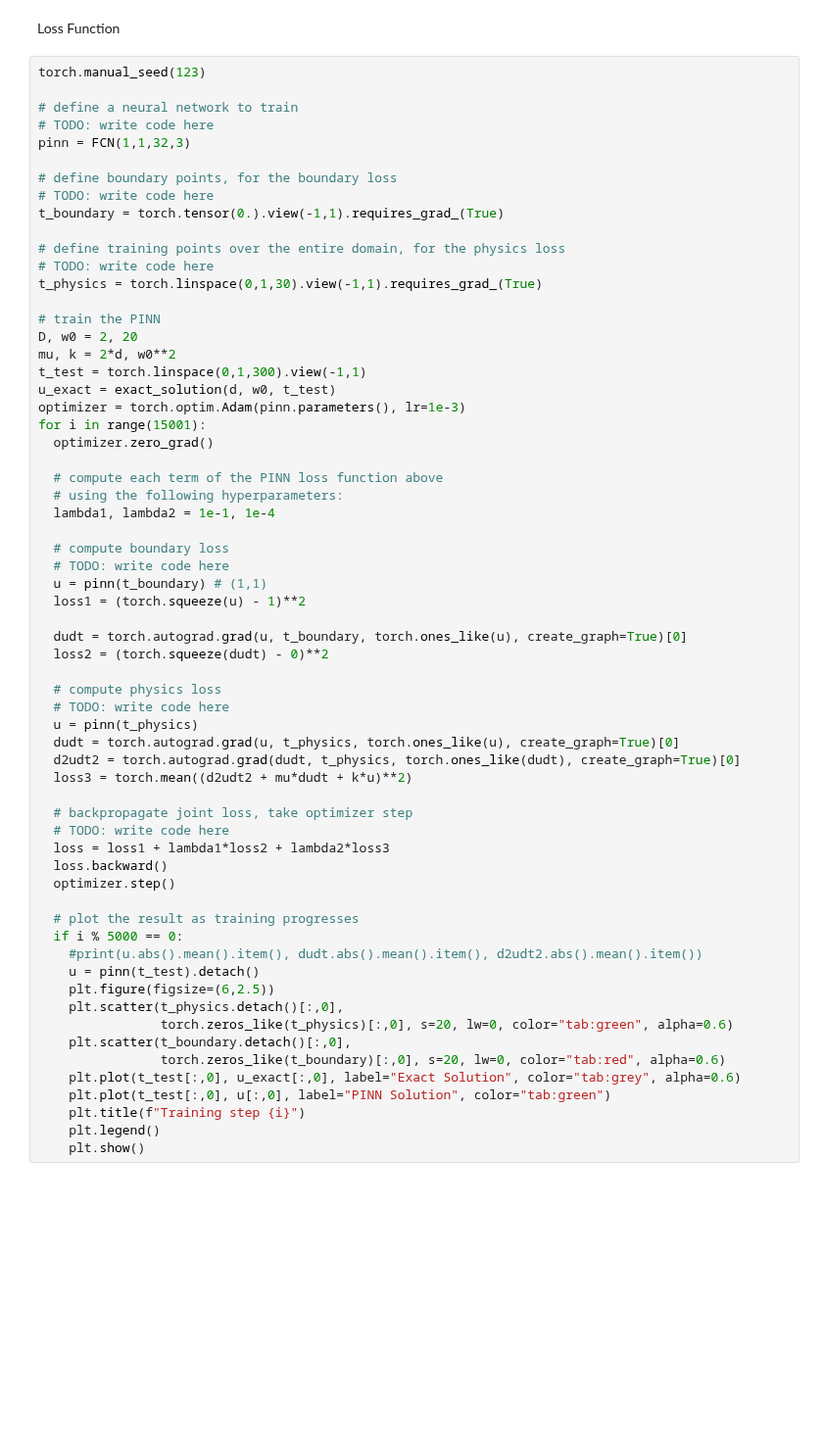
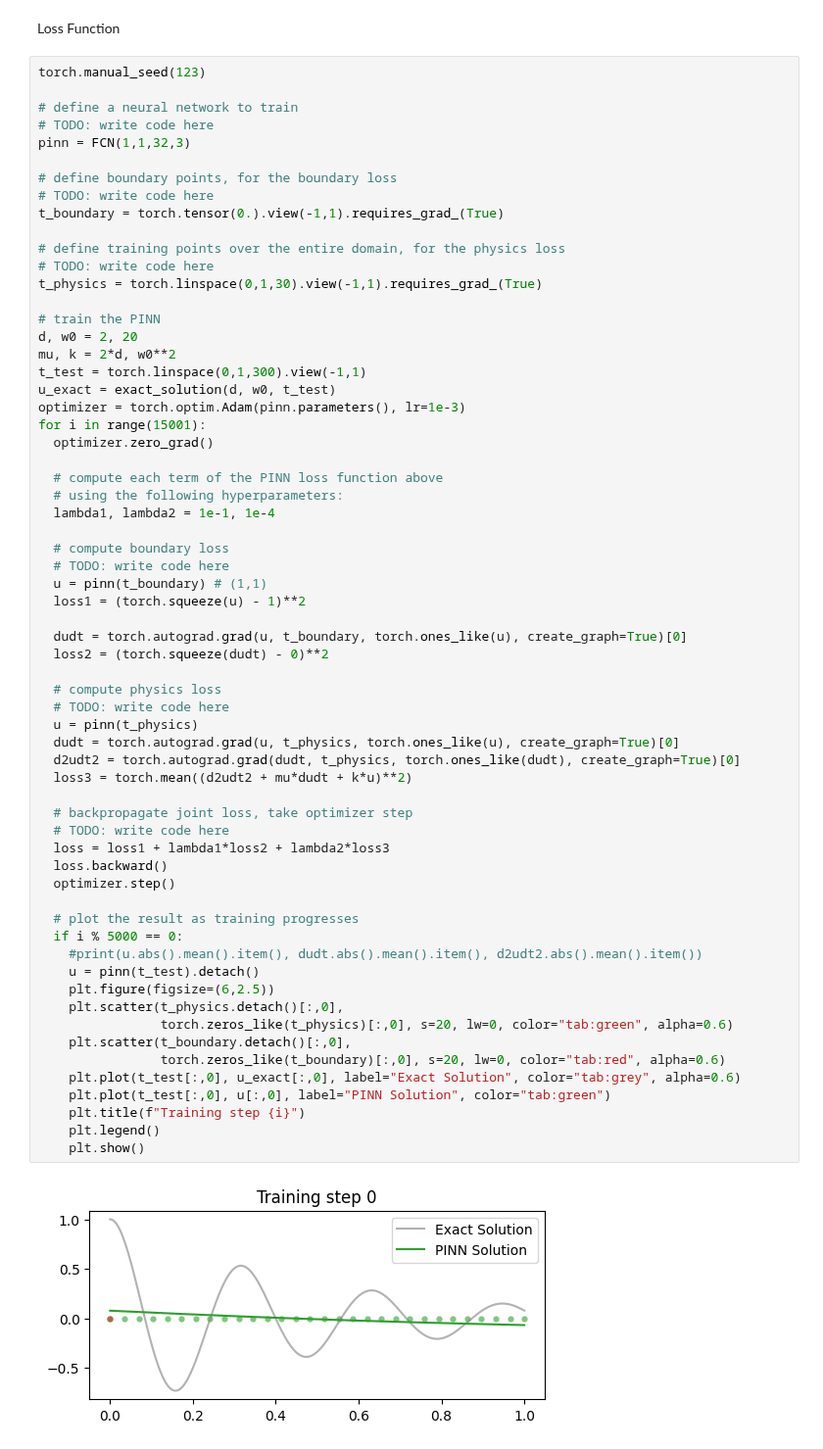
Before and after one commit to TAKE-JP-17/Pytorch, a Jupyter notebook: oscillator.ipynb, the cells around one changed output. Shown at 98% size. Drawn from its saved outputs; the diff is of its cells as text; blank space fills up the shorter version.

```diff
--- a/oscillator.ipynb
+++ b/oscillator.ipynb
@@ -55,7 +55,7 @@ t_boundary = torch.tensor(0.).view(-1,1).requires_grad_(True)
 t_physics = torch.linspace(0,1,30).view(-1,1).requires_grad_(True)
 
 # train the PINN
-D, w0 = 2, 20
+d, w0 = 2, 20
 mu, k = 2*d, w0**2
 t_test = torch.linspace(0,1,300).view(-1,1)
 u_exact = exact_solution(d, w0, t_test)
@@ -75,30 +75,32 @@ for i in range(15001):
   dudt = torch.autograd.grad(u, t_boundary, torch.ones_like(u), create_graph=True)[0]
   loss2 = (torch.squeeze(dudt) - 0)**2
 
   # compute physics loss
   # TODO: write code here
   u = pinn(t_physics)
   dudt = torch.autograd.grad(u, t_physics, torch.ones_like(u), create_graph=True)[0]
   d2udt2 = torch.autograd.grad(dudt, t_physics, torch.ones_like(dudt), create_graph=True)[0]
   loss3 = torch.mean((d2udt2 + mu*dudt + k*u)**2)
 
   # backpropagate joint loss, take optimizer step
   # TODO: write code here
   loss = loss1 + lambda1*loss2 + lambda2*loss3
   loss.backward()
   optimizer.step()
 
   # plot the result as training progresses
   if i % 5000 == 0:
     #print(u.abs().mean().item(), dudt.abs().mean().item(), d2udt2.abs().mean().item())
     u = pinn(t_test).detach()
     plt.figure(figsize=(6,2.5))
     plt.scatter(t_physics.detach()[:,0],
                 torch.zeros_like(t_physics)[:,0], s=20, lw=0, color="tab:green", alpha=0.6)
     plt.scatter(t_boundary.detach()[:,0],
                 torch.zeros_like(t_boundary)[:,0], s=20, lw=0, color="tab:red", alpha=0.6)
     plt.plot(t_test[:,0], u_exact[:,0], label="Exact Solution", color="tab:grey", alpha=0.6)
     plt.plot(t_test[:,0], u[:,0], label="PINN Solution", color="tab:green")
     plt.title(f"Training step {i}")
     plt.legend()
     plt.show()
+# %% [output]
+[figure, added]
```
Also changed, not shown: parts of 3 cells of this notebook.
